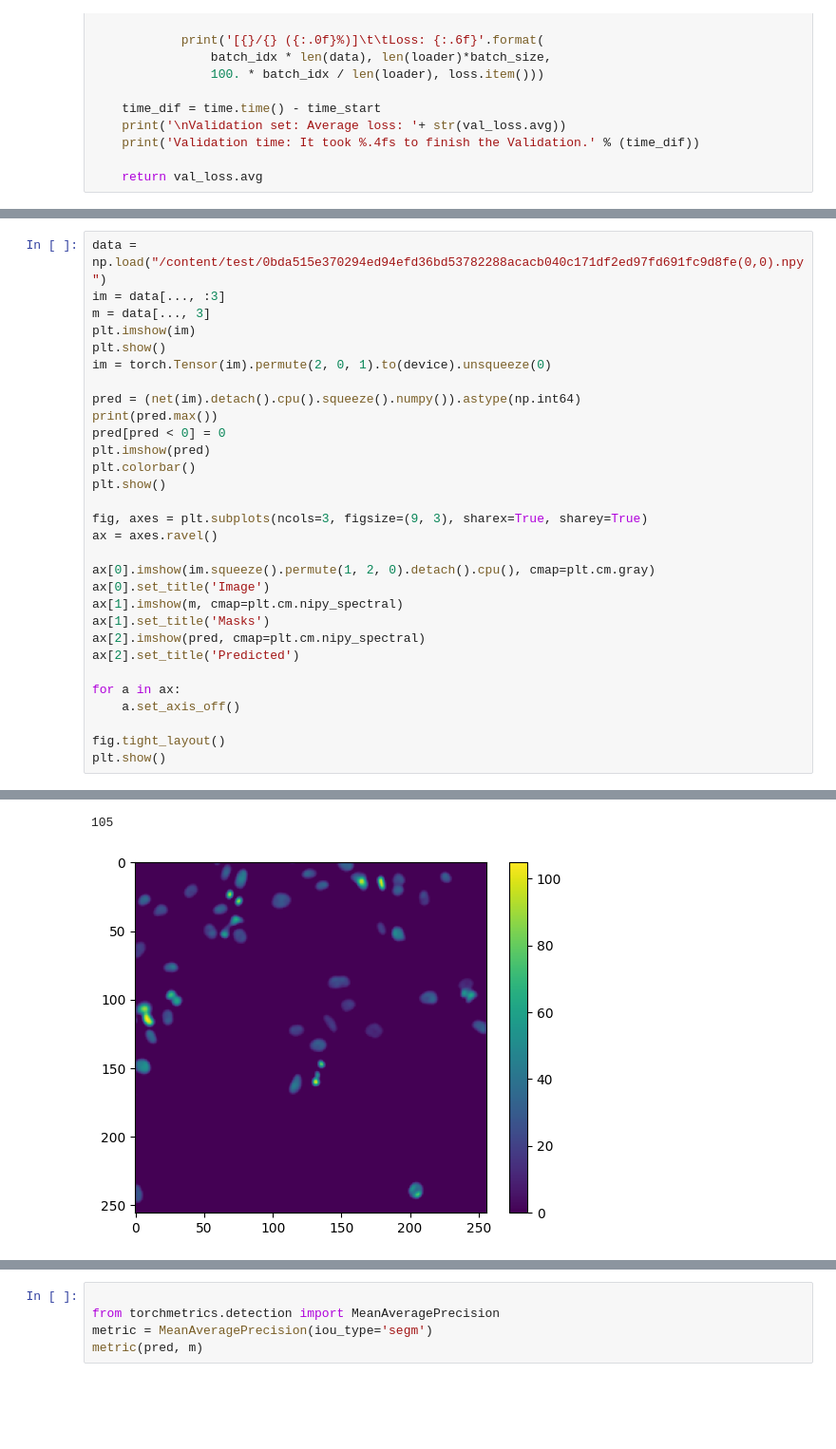
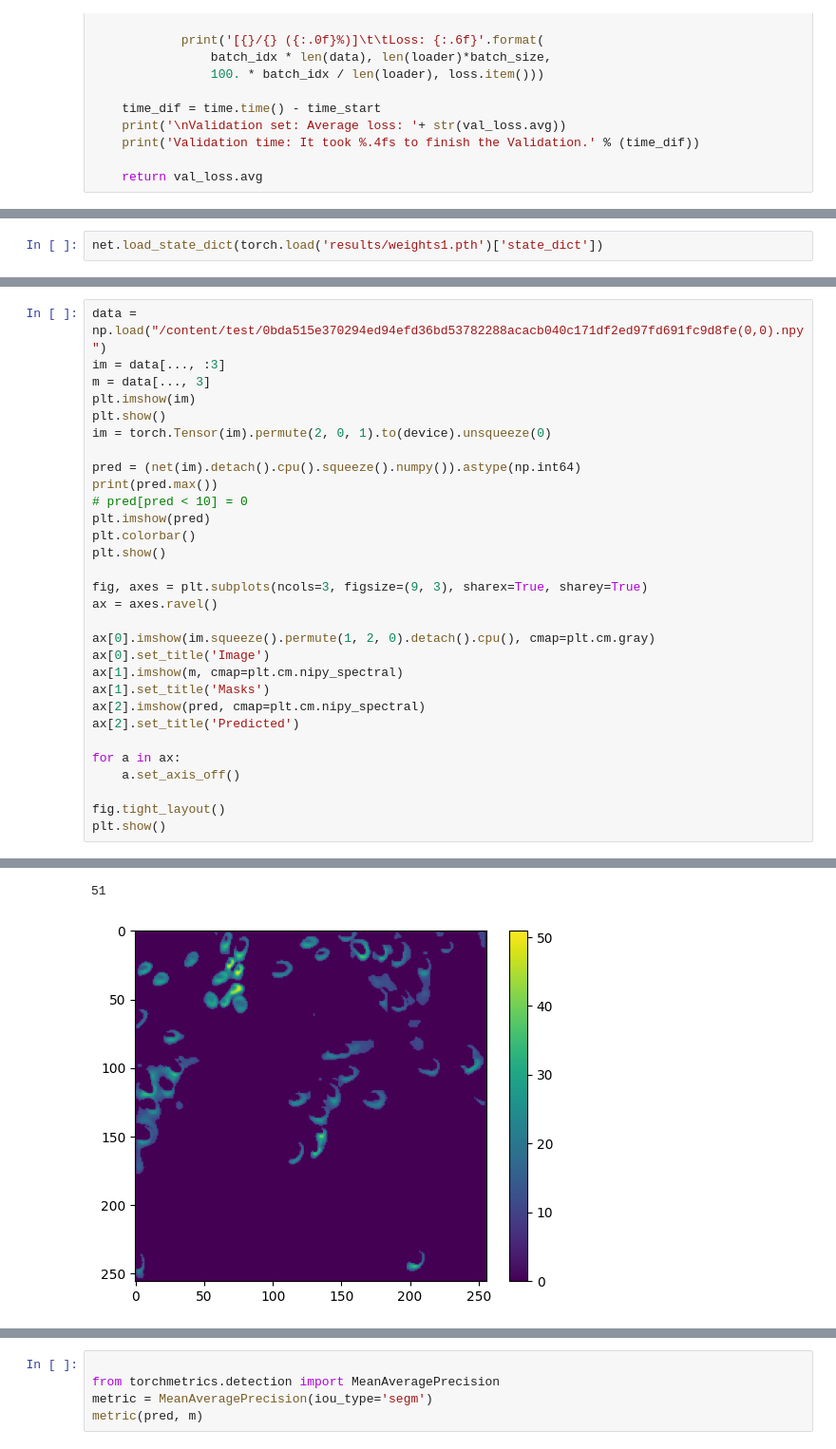
Before and after one commit to stasiek-j/hackathon, a Jupyter notebook: U_Net.ipynb, the cells around one changed output, grey strips where cells are left out. Shown at 95% size. Cells and saved outputs as stored; diff of their text form; blank space fills up the shorter version.

```diff
--- a/U_Net.ipynb
+++ b/U_Net.ipynb
@@ -670,0 +662,2 @@ run = '1'
+# %%
+net.load_state_dict(torch.load('results/weights1.pth')['state_dict'])
@@ -712,33 +701,33 @@ It tooks 136.8591 seconds to finish the run.
 data = np.load("/content/test/0bda515e370294ed94efd36bd53782288acacb040c171df2ed97fd691fc9d8fe(0,0).npy")
 im = data[..., :3]
 m = data[..., 3]
 plt.imshow(im)
 plt.show()
 im = torch.Tensor(im).permute(2, 0, 1).to(device).unsqueeze(0)
 
 pred = (net(im).detach().cpu().squeeze().numpy()).astype(np.int64)
 print(pred.max())
-pred[pred < 0] = 0
+# pred[pred < 10] = 0
 plt.imshow(pred)
 plt.colorbar()
 plt.show()
 
 fig, axes = plt.subplots(ncols=3, figsize=(9, 3), sharex=True, sharey=True)
 ax = axes.ravel()
 
 ax[0].imshow(im.squeeze().permute(1, 2, 0).detach().cpu(), cmap=plt.cm.gray)
 ax[0].set_title('Image')
 ax[1].imshow(m, cmap=plt.cm.nipy_spectral)
 ax[1].set_title('Masks')
 ax[2].imshow(pred, cmap=plt.cm.nipy_spectral)
 ax[2].set_title('Predicted')
 
 for a in ax:
     a.set_axis_off()
 
 fig.tight_layout()
 plt.show()
 # %% [output]
 [figure]
-105
+51
-[figure, old version]
+[figure, new version]
```
Also changed, not shown: parts of 15 cells of this notebook.
